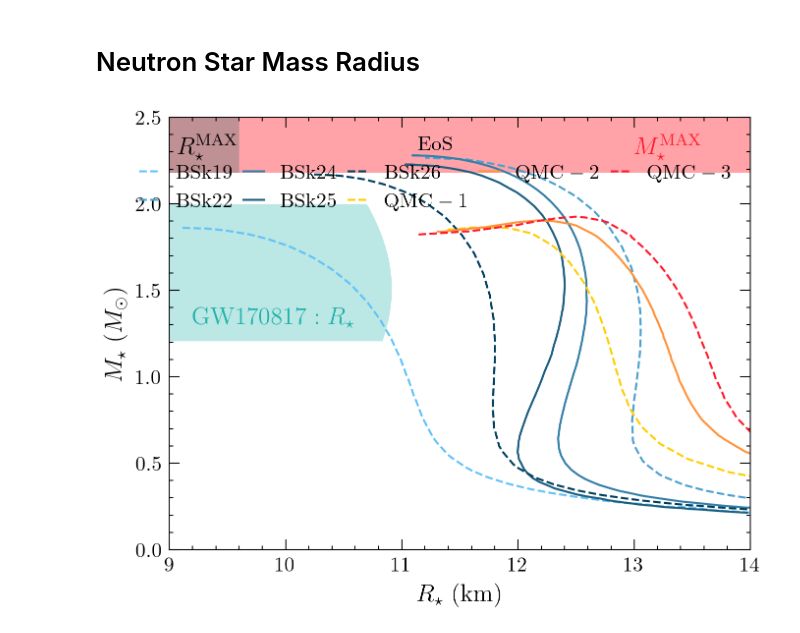
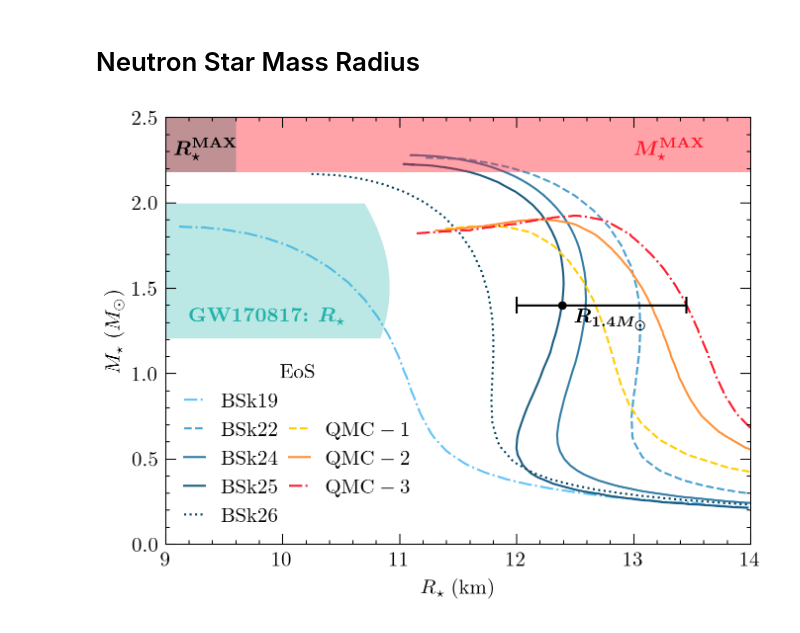
Before and after one commit to mvirgato/Dark-matter-limit-plotter-MV, a Jupyter notebook: misc_plots.ipynb, the cells around one changed output. Cells and saved outputs as stored; diff of their text form; code cells hidden in the pictures.

Commit message:
made NS MR plot

```diff
--- a/misc_plots.ipynb
+++ b/misc_plots.ipynb
@@ -83,37 +83,45 @@ rad_Q3, mass_Q3 = np.loadtxt('NS_mass_rads/QMC_MR/QMC_3.txt', unpack=True)
 # %%
 # radii_up = np.linspace()
 # plt.plot(radii_constr, masses_constr, c = 'C08', alpha = 0.2)
 
 bsk_cols = ['#003f5c', '#1c5d80', '#347ea7', '#4ba0cf', '#62c3f8']
-plt.plot(rad_19, mass_19, ls = '--', label = r'$\mathrm{BSk19}$', c = bsk_cols[-1])
-plt.plot(rad_22, mass_22, ls = '--', label = r'$\mathrm{BSk22}$', c = bsk_cols[-2])
-plt.plot(rad_24, mass_24, label = r'$\mathrm{BSk24}$', c = bsk_cols[-3])
-plt.plot(rad_25, mass_25, label = r'$\mathrm{BSk25}$', c = bsk_cols[-4])
-plt.plot(rad_26, mass_26, ls = '--', label = r'$\mathrm{BSk26}$', c = bsk_cols[-5])
+plt.plot(rad_19, mass_19, ls = '-.', label = r'$\mathrm{BSk19}$', c = bsk_cols[-1], zorder = 1)
+plt.plot(rad_22, mass_22, ls = '--', label = r'$\mathrm{BSk22}$', c = bsk_cols[-2], zorder = 1)
+plt.plot(rad_24, mass_24, label = r'$\mathrm{BSk24}$', c = bsk_cols[-3], zorder = 1)
+plt.plot(rad_25, mass_25, label = r'$\mathrm{BSk25}$', c = bsk_cols[-4], zorder = 1)
+plt.plot(rad_26, mass_26, ls = ':', label = r'$\mathrm{BSk26}$', c = bsk_cols[-5], zorder = 1)
 
-plt.plot(rad_Q1, mass_Q1, ls = '--', label = r'$\mathrm{QMC-1}$', c = 'C03')
-plt.plot(rad_Q2, mass_Q2, label = r'$\mathrm{QMC-2}$', c = 'C02')
-plt.plot(rad_Q3, mass_Q3, ls = '--', label = r'$\mathrm{QMC-3}$', c = 'C00')
 
+plt.plot(np.NaN, np.NaN, '-', color='none', label=' ')
+plt.plot(rad_Q1, mass_Q1, ls = '--', label = r'$\mathrm{QMC-1}$', c = 'C03', zorder = 1)
+plt.plot(rad_Q2, mass_Q2, label = r'$\mathrm{QMC-2}$', c = 'C02', zorder = 1)
+plt.plot(rad_Q3, mass_Q3, ls = '-.', label = r'$\mathrm{QMC-3}$', c = 'C00', zorder = 1)
+plt.plot(np.NaN, np.NaN, '-', color='none', label=' ')
+
+R14 = 12.39
+r_err = [[R14-12], [13.45 - R14]]
+plt.scatter([R14], [1.4], s = 10, c ='black', zorder = 10)
+plt.errorbar(R14, 1.4, xerr=r_err, c = 'black', capsize=4)
 
 plt.fill_betweenx(masses_constr, 0, radii_constr, color = 'C08', alpha = 0.3, ec = 'none')
 plt.fill_between((0, 14), 2.18, 2.5, alpha = 0.4, fc = 'C00')
 plt.fill_between((0, 9.6), 2.18, 2.5, fc = 'grey', alpha = 0.5)
 
 # plt.fill_between(np.linspace(9, radii_constr.min(), 20), masses_constr.min(), masses_constr.max(), color = 'C08')
 plt.xlim(9, 14)
 plt.ylim(0, 2.5)
 
 plt.xlabel(r'$R_\star\;\mathrm{(km)}$')
 plt.ylabel(r'$M_\star\;{(M_\odot)}$')
 
-plt.text(9.2, 1.3, r'$\mathrm{GW170817}:R_\star$', horizontalalignment = 'left', c = 'C08')
-plt.text(13, 2.25, r'$M^{\mathrm{MAX}}_\star$', horizontalalignment = 'left', verticalalignment = 'bottom', c = 'C00')
-plt.text(9.07, 2.25, r'$R^{\mathrm{MAX}}_\star$', horizontalalignment = 'left', verticalalignment = 'bottom')
+plt.text(9.2, 1.3, r'\textbf{GW170817:} $\bm{R_\star}$', horizontalalignment = 'left', c = 'C08')
+plt.text(13, 2.25, r'$\bm{M^{\mathrm{MAX}}_\star}$', horizontalalignment = 'left', verticalalignment = 'bottom', c = 'C00')
+plt.text(9.07, 2.25, r'$\bm{R^{\mathrm{MAX}}_\star}$', horizontalalignment = 'left', verticalalignment = 'bottom')
+plt.text(12.8, 1.38, r'$\bm{R_{1.4M_\odot}}$', horizontalalignment = 'center', verticalalignment = 'top')
 
 plt.legend(title = r'EoS', ncol = 2)
 plt.savefig('NS_mass_radius.pdf')
 # %% [output]
-[figure, old version]
+[figure, new version]
 # %%
 d
```
Also changed, not shown: parts of 1 cell of this notebook, 1 other file.
